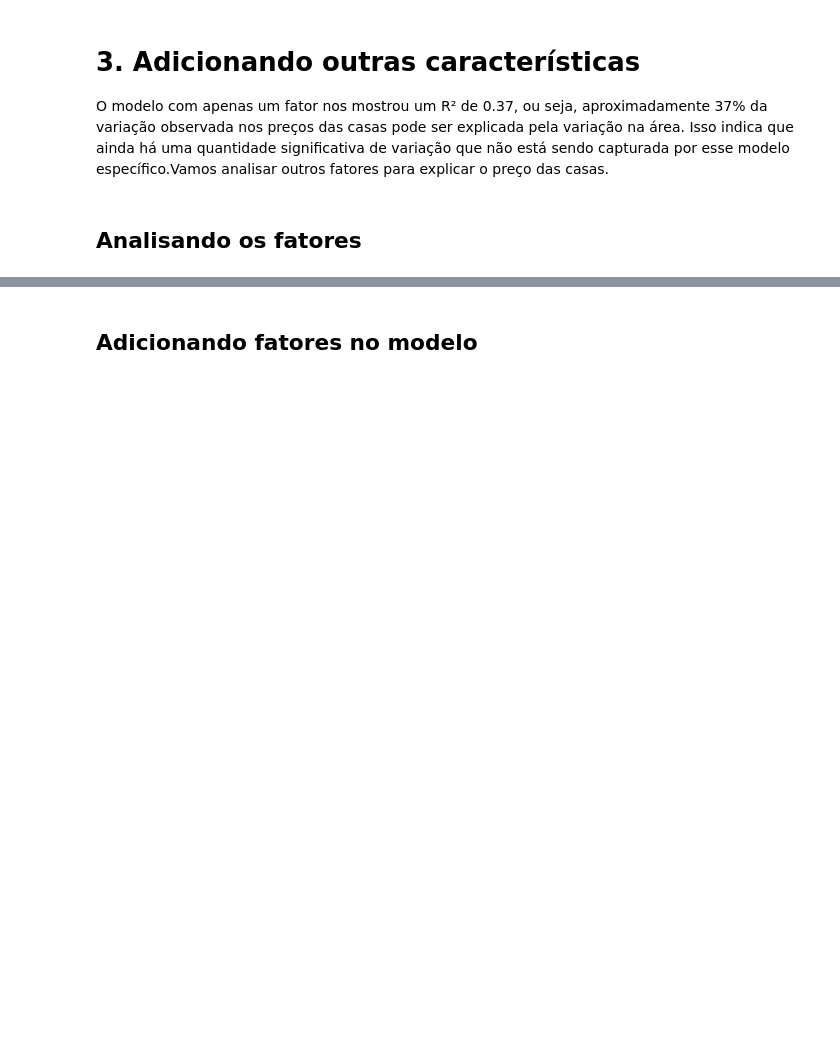
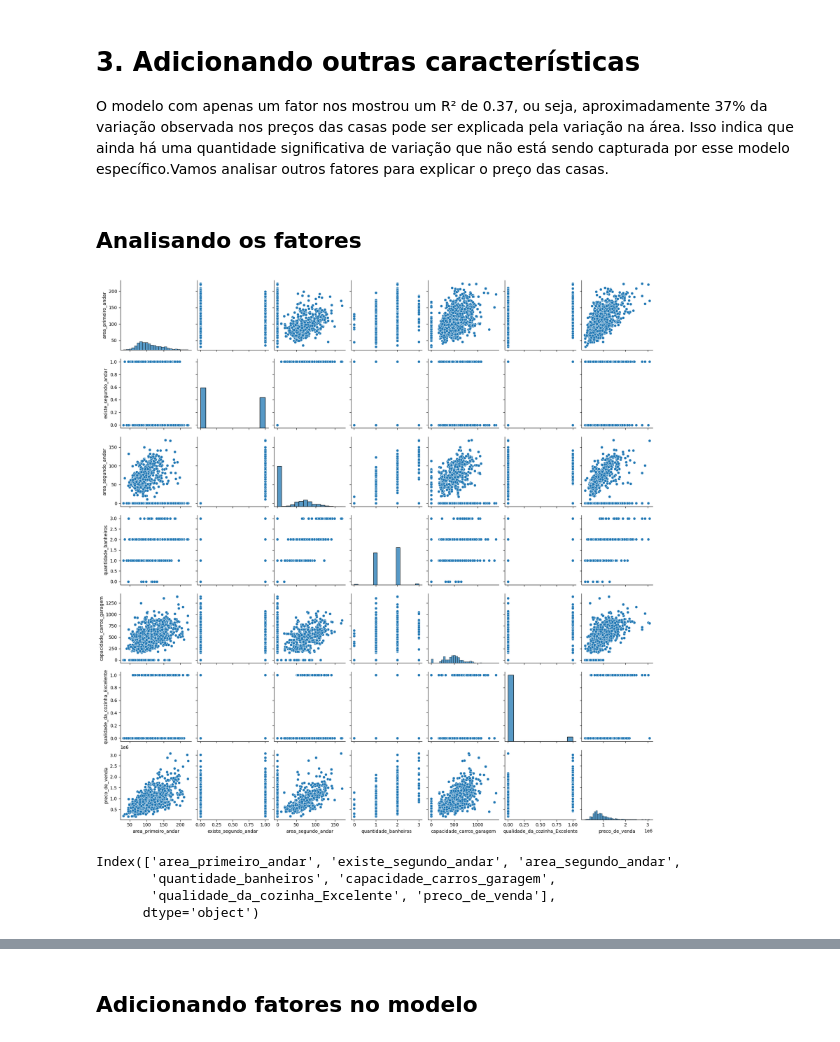
Before and after one commit to Narrayane/03_Estatistica_e_Machine_Learning, a Jupyter notebook: 03.02.01_Regressao_linear_Testando_relacoes.ipynb, the cells around one changed output, grey strips where cells are left out. Drawn from its saved outputs; the diff is of its cells as text; code cells hidden in the pictures; blank space fills up the shorter version.

```diff
--- a/03.02.01_Regressao_linear_Testando_relacoes.ipynb
+++ b/03.02.01_Regressao_linear_Testando_relacoes.ipynb
@@ -335,5 +337,16 @@ Isso indica que ainda há uma quantidade significativa de variação que não es
 ## Analisando os fatores
 # %%
 # quais outras características poderiam explicar o preço dos imóveis?
+sns.pairplot(dados)
+plt.show()
+# %% [output]
+[figure, added]
+# %%
+dados.columns
+# %% [output]
+Index(['area_primeiro_andar', 'existe_segundo_andar', 'area_segundo_andar',
+       'quantidade_banheiros', 'capacidade_carros_garagem',
+       'qualidade_da_cozinha_Excelente', 'preco_de_venda'],
+      dtype='object')
 # %%
 #Vamos olhar apenas com y_vars='preco_de_venda'
```
Also changed, not shown: parts of 85 cells of this notebook.
